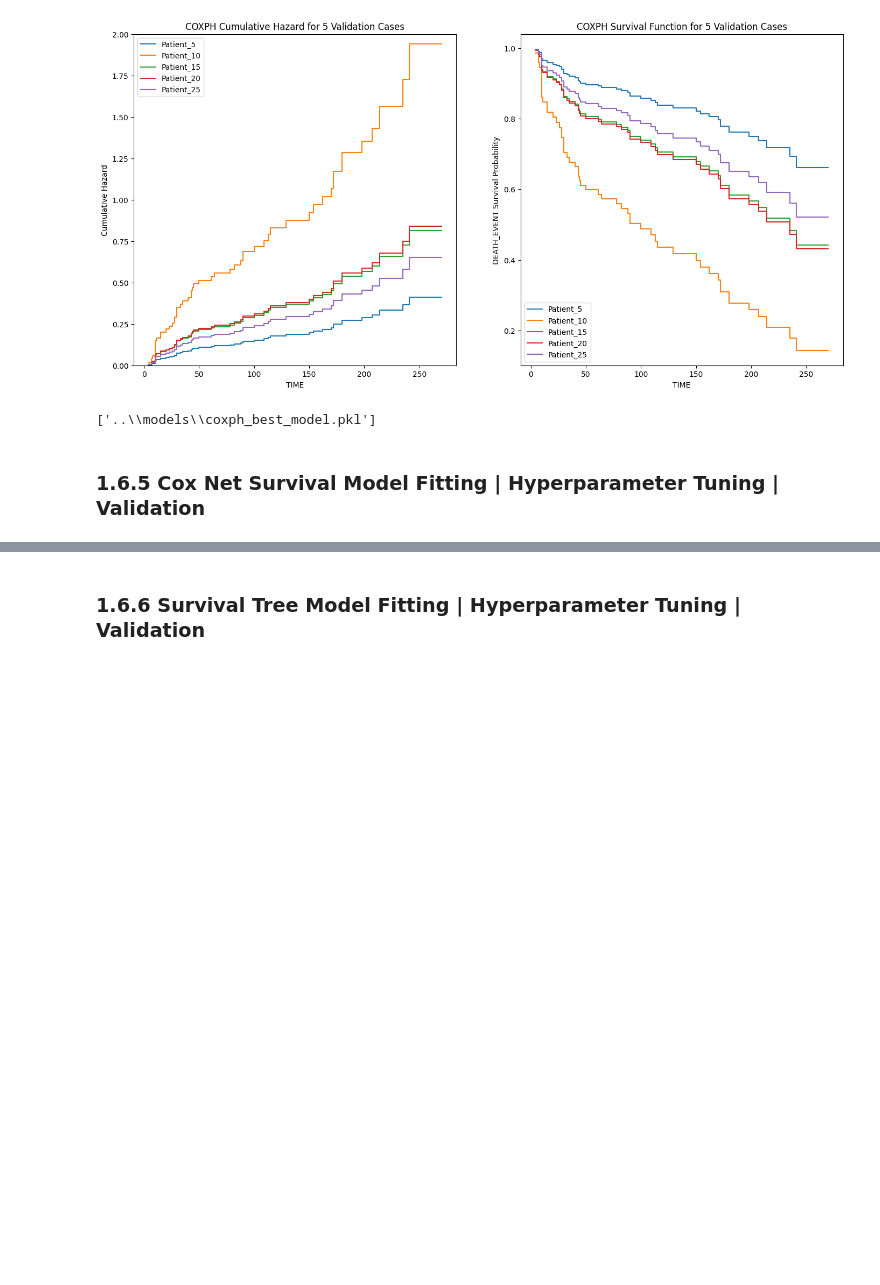
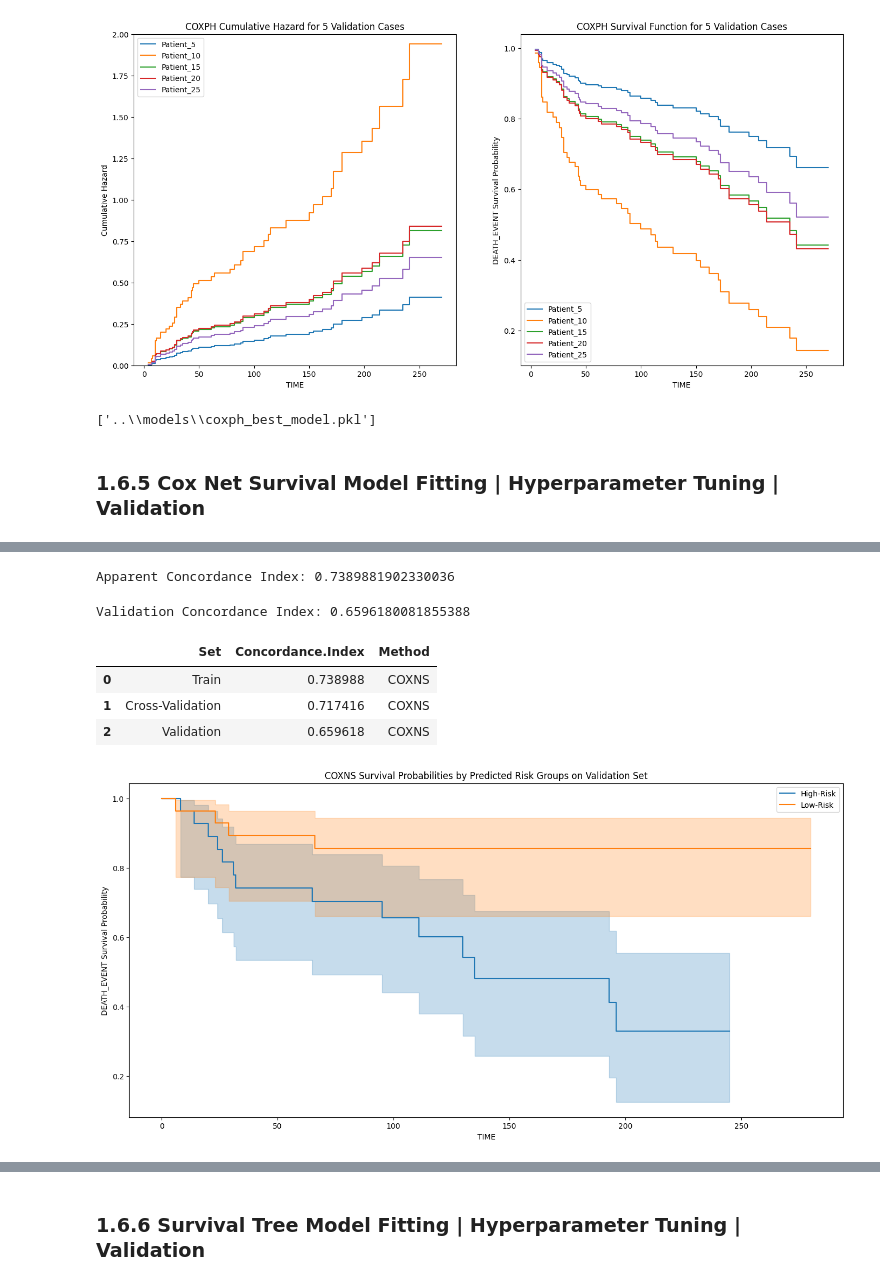
Before and after one commit to JohnPaulinePineda/Portfolio_Project_55, a Jupyter notebook: codes/EstimatingHeartFailureSurvivalRiskProfilesFromCardiovascularHematologicAndMetabolicMarkers.ipynb, the cells around one changed output, grey strips where cells are left out. Drawn from its saved outputs; the diff is of its cells as text; code cells hidden in the pictures; blank space fills up the shorter version.

Commit message:
Formulated the Python Notebook
Updated Cox Net Survival Model Fitting, Hyperparameter Tuning, and Validation

```diff
--- a/codes/EstimatingHeartFailureSurvivalRiskProfilesFromCardiovascularHematologicAndMetabolicMarkers.ipynb
+++ b/codes/EstimatingHeartFailureSurvivalRiskProfilesFromCardiovascularHematologicAndMetabolicMarkers.ipynb
@@ -1883,0 +2008,7 @@ joblib.dump(coxph_best_model_train_cv,
+# %%
+##################################
+# Formulating a Cox Net Survival Model
+# with optimal hyperparameters
+##################################
+optimal_coxns_model = coxns_grid_search.best_estimator_
+optimal_coxns_model.fit(X_train, y_train_array)
@@ -1883,0 +2021,72 @@ joblib.dump(coxph_best_model_train_cv,
+# %%
+##################################
+# Measuring model performance of the
+# optimal Cox Net Survival Model
+# on the train set
+##################################
+optimal_coxns_heart_failure_y_train_pred = optimal_coxns_model.predict(X_train)
+optimal_coxns_heart_failure_y_train_ci = concordance_index_censored(y_train_array['DEATH_EVENT'],
+                                                                    y_train_array['TIME'],
+                                                                    optimal_coxns_heart_failure_y_train_pred)[0]
+print(f"Apparent Concordance Index: {optimal_coxns_heart_failure_y_train_ci}")
+# %% [output]
+Apparent Concordance Index: 0.7389881902330036
+# %%
+##################################
+# Measuring model performance of the
+# optimal Cox Net Survival Model
+# on the validation set
+##################################
+optimal_coxns_heart_failure_y_validation_pred = optimal_coxns_model.predict(X_validation)
+optimal_coxns_heart_failure_y_validation_ci = concordance_index_censored(y_validation_array['DEATH_EVENT'],
+                                                                         y_validation_array['TIME'],
+                                                                         optimal_coxns_heart_failure_y_validation_pred)[0]
+print(f"Validation Concordance Index: {optimal_coxns_heart_failure_y_validation_ci}")
+# %% [output]
+Validation Concordance Index: 0.6596180081855388
+# %%
+##################################
+# Gathering the concordance indices
+# from the train and tests sets for
+# Cox Net Survival Model
+##################################
+coxns_set = pd.DataFrame(["Train","Cross-Validation","Validation"])
+coxns_ci_values = pd.DataFrame([optimal_coxns_heart_failure_y_train_ci,
+                                optimal_coxns_heart_failure_y_crossvalidation_ci,
+                                optimal_coxns_heart_failure_y_validation_ci])
+coxns_method = pd.DataFrame(["COXNS"]*3)
+coxns_summary = pd.concat([coxns_set,
+                           coxns_ci_values,
+                           coxns_method], axis=1)
+coxns_summary.columns = ['Set', 'Concordance.Index', 'Method']
+coxns_summary.reset_index(inplace=True, drop=True)
+display(coxns_summary)
+# %% [output]
+|  | Set | Concordance.Index | Method |
+| 0 | Train | 0.738988 | COXNS |
+| 1 | Cross-Validation | 0.717416 | COXNS |
+| 2 | Validation | 0.659618 | COXNS |
+# %%
+##################################
+# Binning the predicted risks
+# into dichotomous groups and
+# exploring the relationships with
+# survival event and duration
+##################################
+heart_failure_validation.reset_index(drop=True, inplace=True)
+kmf = KaplanMeierFitter()
+heart_failure_validation['Predicted_Risks_CoxNS'] = optimal_coxns_heart_failure_y_validation_pred
+heart_failure_validation['Predicted_RiskGroups_CoxNS'] = risk_groups = pd.qcut(heart_failure_validation['Predicted_Risks_CoxNS'], 2, labels=['Low-Risk', 'High-Risk'])
+
+plt.figure(figsize=(17, 8))
+for group in risk_groups.unique():
+    group_data = heart_failure_validation[risk_groups == group]
+    kmf.fit(group_data['TIME'], event_observed=group_data['DEATH_EVENT'], label=group)
+    kmf.plot_survival_function()
+
+plt.title('COXNS Survival Probabilities by Predicted Risk Groups on Validation Set')
+plt.xlabel('TIME')
+plt.ylabel('DEATH_EVENT Survival Probability')
+plt.show()
+# %% [output]
+[figure, added]
```
Also changed, not shown: parts of 34 cells of this notebook, 2 other files.
